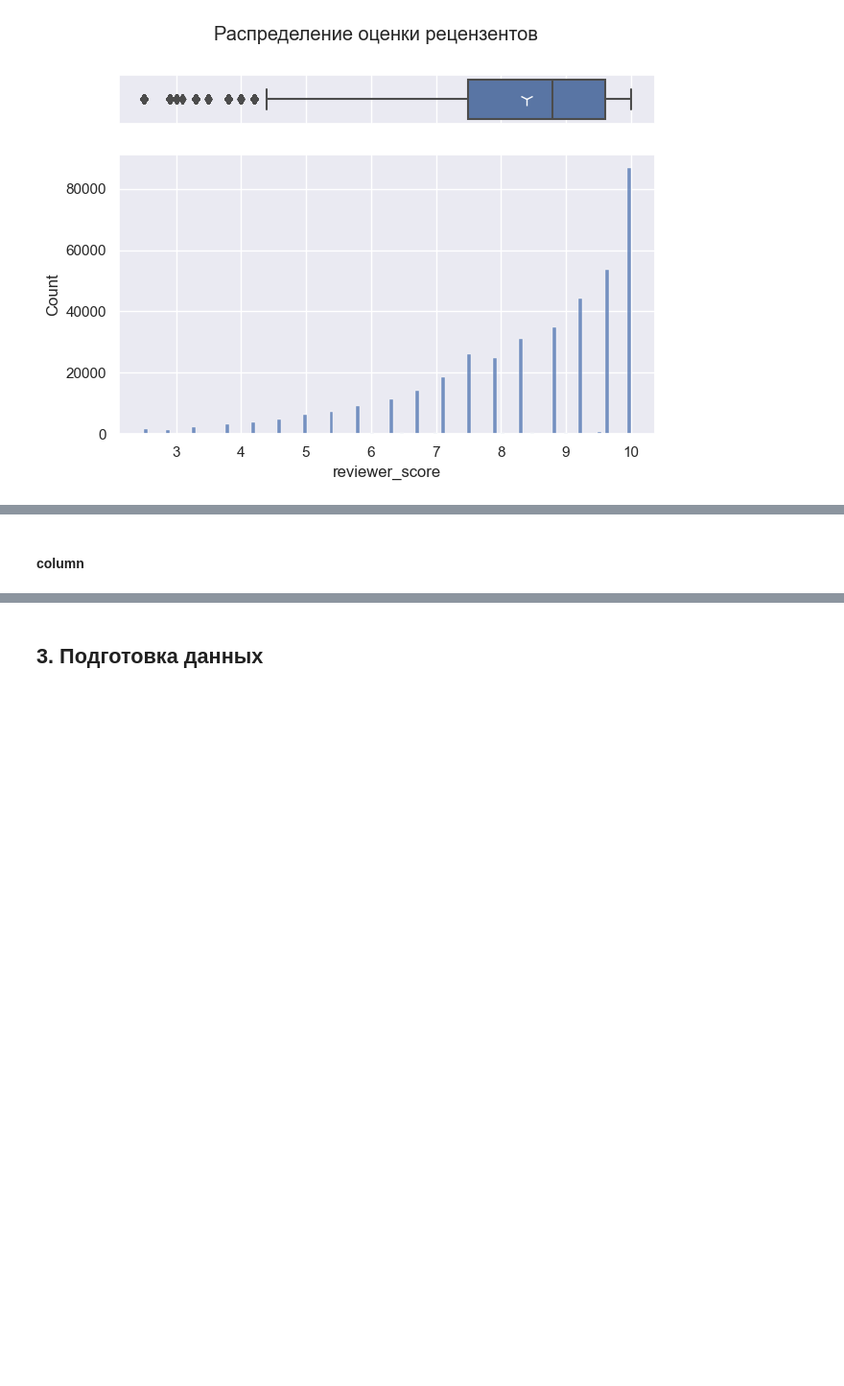
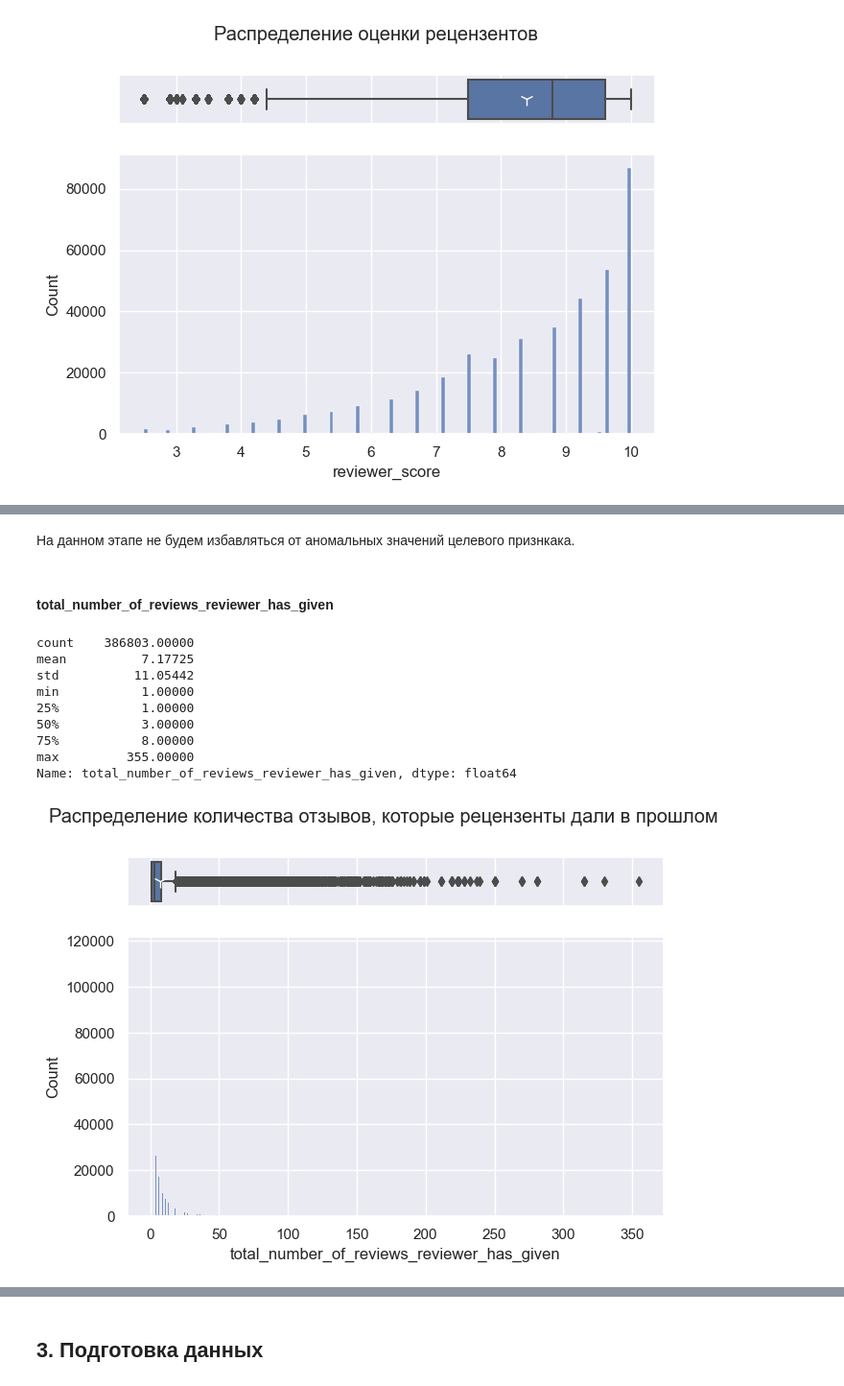
Before and after one commit to mvulf/sf_data_science, a Jupyter notebook: project_3/EDA_hotels.ipynb, the cells around one changed output, grey strips where cells are left out. Shown at 96% size. Drawn from its saved outputs; the diff is of its cells as text; code cells hidden in the pictures; blank space fills up the shorter version.

```diff
--- a/project_3/EDA_hotels.ipynb
+++ b/project_3/EDA_hotels.ipynb
@@ -582,2 +580,18 @@ hotels[hotels['reviewer_score'] < 3.0]
+# %% [markdown]
+На данном этапе не будем избавляться от аномальных значений целевого признкака.
 # %% [markdown]
-#### **column**
+#### **total_number_of_reviews_reviewer_has_given**
+# %%
+display(hotels['total_number_of_reviews_reviewer_has_given'].describe())
+box_hist_plot(hotels, 'total_number_of_reviews_reviewer_has_given', 'Распределение количества отзывов, которые рецензенты дали в прошлом')
+# %% [output]
+count    386803.00000
+mean          7.17725
+std          11.05442
+min           1.00000
+25%           1.00000
+50%           3.00000
+75%           8.00000
+max         355.00000
+Name: total_number_of_reviews_reviewer_has_given, dtype: float64
+[figure, added]
```
Also changed, not shown: parts of 31 cells of this notebook.
